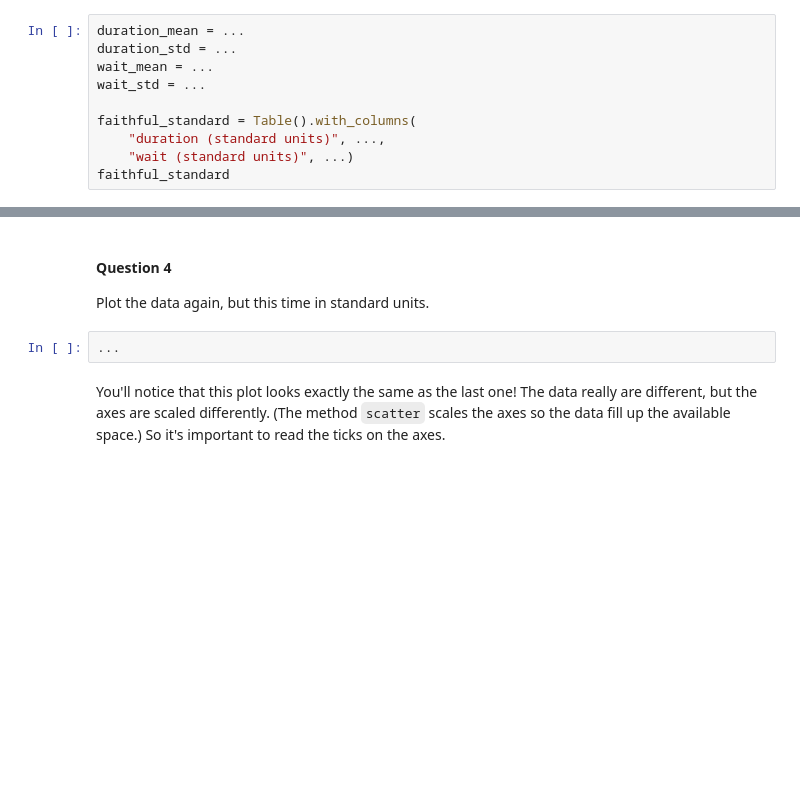
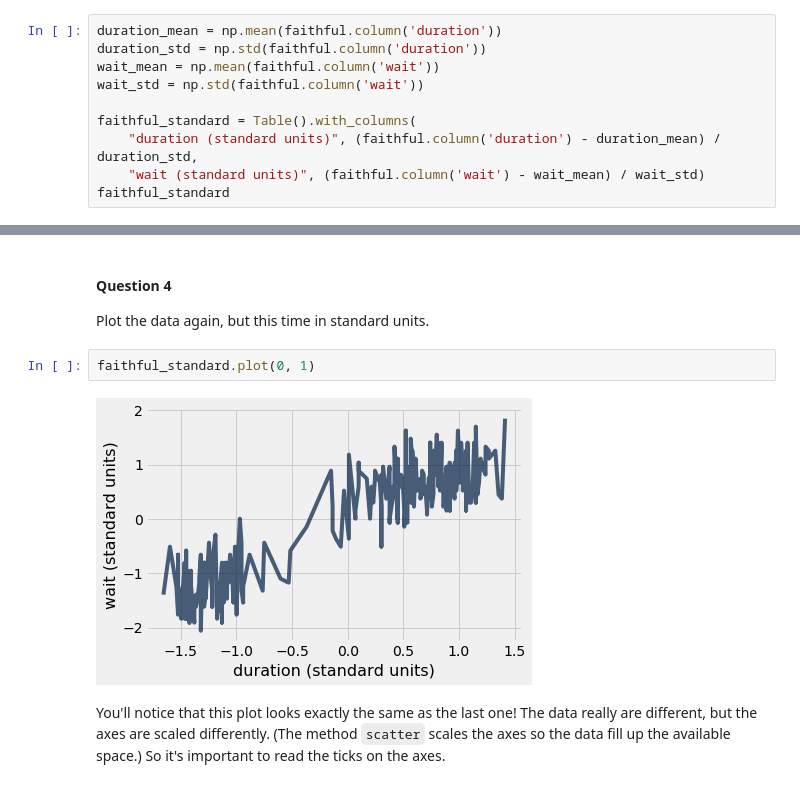
Before and after one commit to ronaldyonggi/cs, a Jupyter notebook: lab/lab07/lab07.ipynb, the cells around one changed output, grey strips where cells are left out. Drawn from its saved outputs; the diff is of its cells as text; blank space fills up the shorter version.

```diff
--- a/lab/lab07/lab07.ipynb
+++ b/lab/lab07/lab07.ipynb
@@ -96,10 +114,10 @@ Compute the mean and standard deviation of the eruption durations and waiting ti
 # %%
-duration_mean = ...
-duration_std = ...
-wait_mean = ...
-wait_std = ...
+duration_mean = np.mean(faithful.column('duration'))
+duration_std = np.std(faithful.column('duration'))
+wait_mean = np.mean(faithful.column('wait'))
+wait_std = np.std(faithful.column('wait'))
 
 faithful_standard = Table().with_columns(
-    "duration (standard units)", ...,
-    "wait (standard units)", ...)
+    "duration (standard units)", (faithful.column('duration') - duration_mean) / duration_std,
+    "wait (standard units)", (faithful.column('wait') - wait_mean) / wait_std)
 faithful_standard
@@ -108,8 +141,10 @@ _ = tests.grade('q1_3')
 # %% [markdown]
 #### Question 4
 Plot the data again, but this time in standard units.
-# %%
-...
+# %%
+faithful_standard.plot(0, 1)
+# %% [output]
+[figure, added]
 # %% [markdown]
 You'll notice that this plot looks exactly the same as the last one!  The data really are different, but the axes are scaled differently.  (The method `scatter` scales the axes so the data fill up the available space.)  So it's important to read the ticks on the axes.
 # %% [markdown]
```
Also changed, not shown: parts of 13 cells of this notebook, 29 other files.
